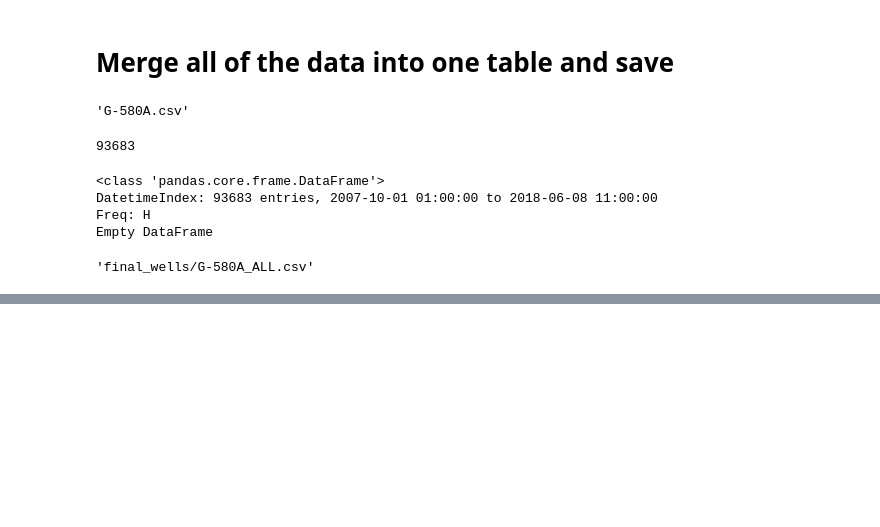
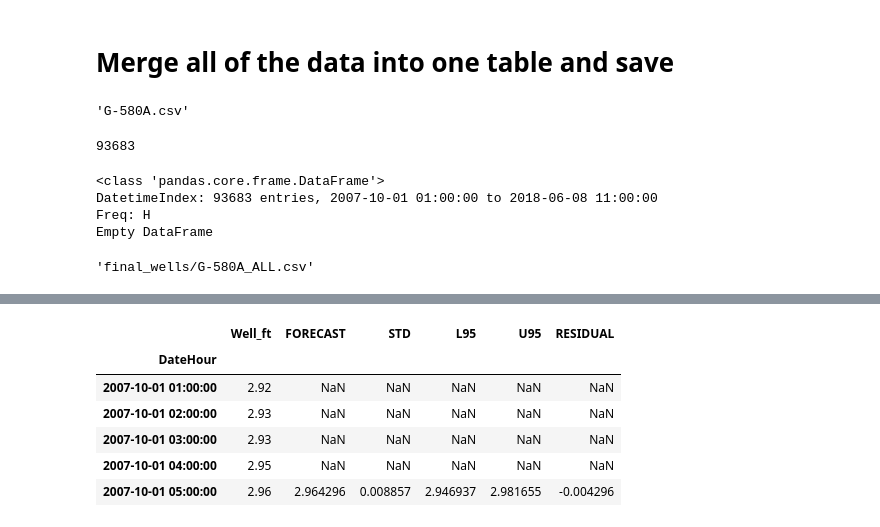
Before and after one commit to ccnobbli/Fall2_Homework, a Jupyter notebook: data/Well Data_Split/Aggregate All Well Data.ipynb, the cells around one changed output, grey strips where cells are left out. Saved outputs shown, nothing was run; the diff lists cells and outputs as text; code cells hidden in the pictures; blank space fills up the shorter version.

```diff
--- a/data/Well Data_Split/Aggregate All Well Data.ipynb
+++ b/data/Well Data_Split/Aggregate All Well Data.ipynb
@@ -204,0 +228,10 @@ full.to_csv(new_file, index=True)
+# %%
+pred.head()
+# %% [output]
+|  | Well_ft | FORECAST | STD | L95 | U95 | RESIDUAL |
+| DateHour |  |  |  |  |  |  |
+| 2007-10-01 01:00:00 | 2.92 | NaN | NaN | NaN | NaN | NaN |
+| 2007-10-01 02:00:00 | 2.93 | NaN | NaN | NaN | NaN | NaN |
+| 2007-10-01 03:00:00 | 2.93 | NaN | NaN | NaN | NaN | NaN |
+| 2007-10-01 04:00:00 | 2.95 | NaN | NaN | NaN | NaN | NaN |
+| 2007-10-01 05:00:00 | 2.96 | 2.964296 | 0.008857 | 2.946937 | 2.981655 | -0.004296 |
```
Also changed, not shown: parts of 7 cells of this notebook, 39 other files.
